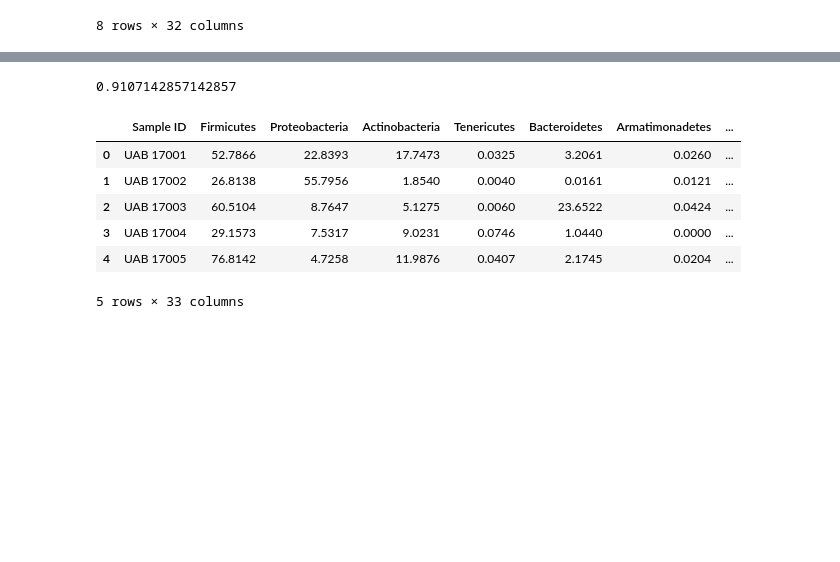
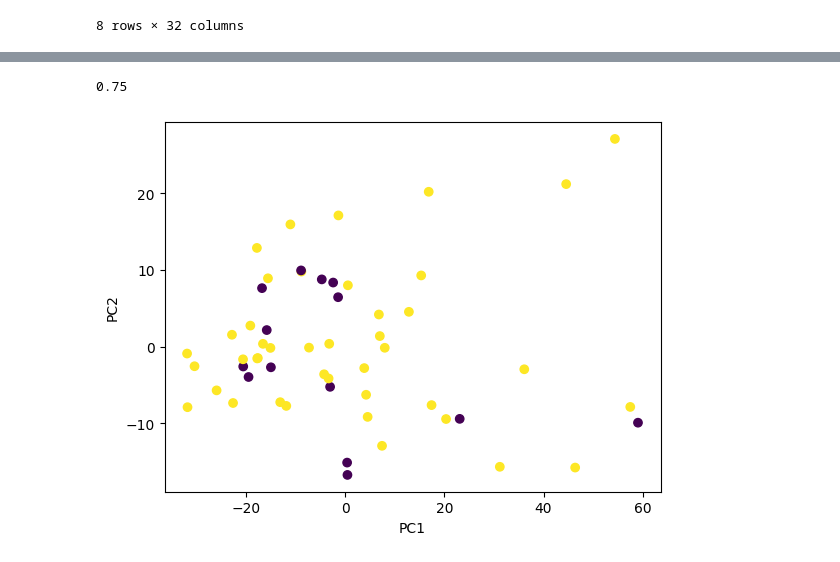
Before and after one commit to GGraziadei/HackathonMarato, a Jupyter notebook: preprocessing.ipynb, the cells around one changed output, grey strips where cells are left out. Saved outputs shown, nothing was run; the diff lists cells and outputs as text; code cells hidden in the pictures; blank space fills up the shorter version.

```diff
--- a/preprocessing.ipynb
+++ b/preprocessing.ipynb
@@ -92,19 +86,22 @@ plt.show()
 # %%
-# generate training and testing sets randomly in the data set
-X = dt.iloc[:,1:]
-y = dt['Infertile']
-
 # use the best value of k to train the model
-knn = KNeighborsClassifier(n_neighbors=8)
+knn = KNeighborsClassifier(n_neighbors=10)
 knn.fit(X, y)
 y_pred = knn.predict(X)
 print(accuracy_score(y, y_pred))
 # %% [output]
-0.9107142857142857
+0.75
-|  | Sample ID | Firmicutes | Proteobacteria | Actinobacteria | Tenericutes | Bacteroidetes | Armatimonadetes | ... |
-| 0 | UAB 17001 | 52.7866 | 22.8393 | 17.7473 | 0.0325 | 3.2061 | 0.0260 | ... |
-| 1 | UAB 17002 | 26.8138 | 55.7956 | 1.8540 | 0.0040 | 0.0161 | 0.0121 | ... |
-| 2 | UAB 17003 | 60.5104 | 8.7647 | 5.1275 | 0.0060 | 23.6522 | 0.0424 | ... |
-| 3 | UAB 17004 | 29.1573 | 7.5317 | 9.0231 | 0.0746 | 1.0440 | 0.0000 | ... |
-| 4 | UAB 17005 | 76.8142 | 4.7258 | 11.9876 | 0.0407 | 2.1745 | 0.0204 | ... |
-5 rows × 33 columns
+# %%
+# generate principal components
+from sklearn.decomposition import PCA
+pca = PCA(n_components=5)
+pca.fit(X)
+X_pca = pca.transform(X)
+
+# plot the first two principal components
+plt.scatter(X_pca[:, 0], X_pca[:, 1], c=y)
+plt.xlabel('PC1')
+plt.ylabel('PC2')
+plt.show()
+# %% [output]
+[figure, added]
```
Also changed, not shown: parts of 9 cells of this notebook, 1 other file.
